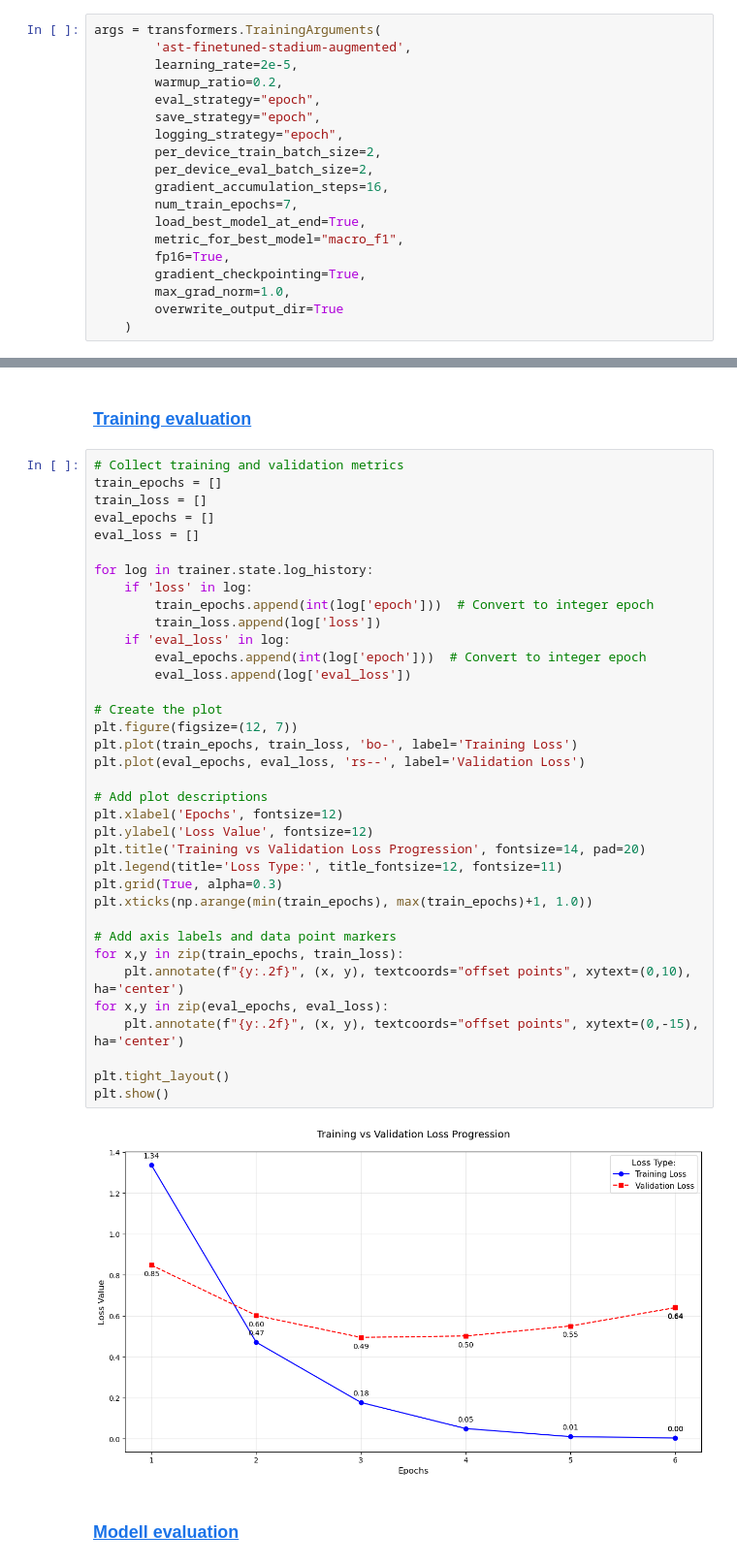
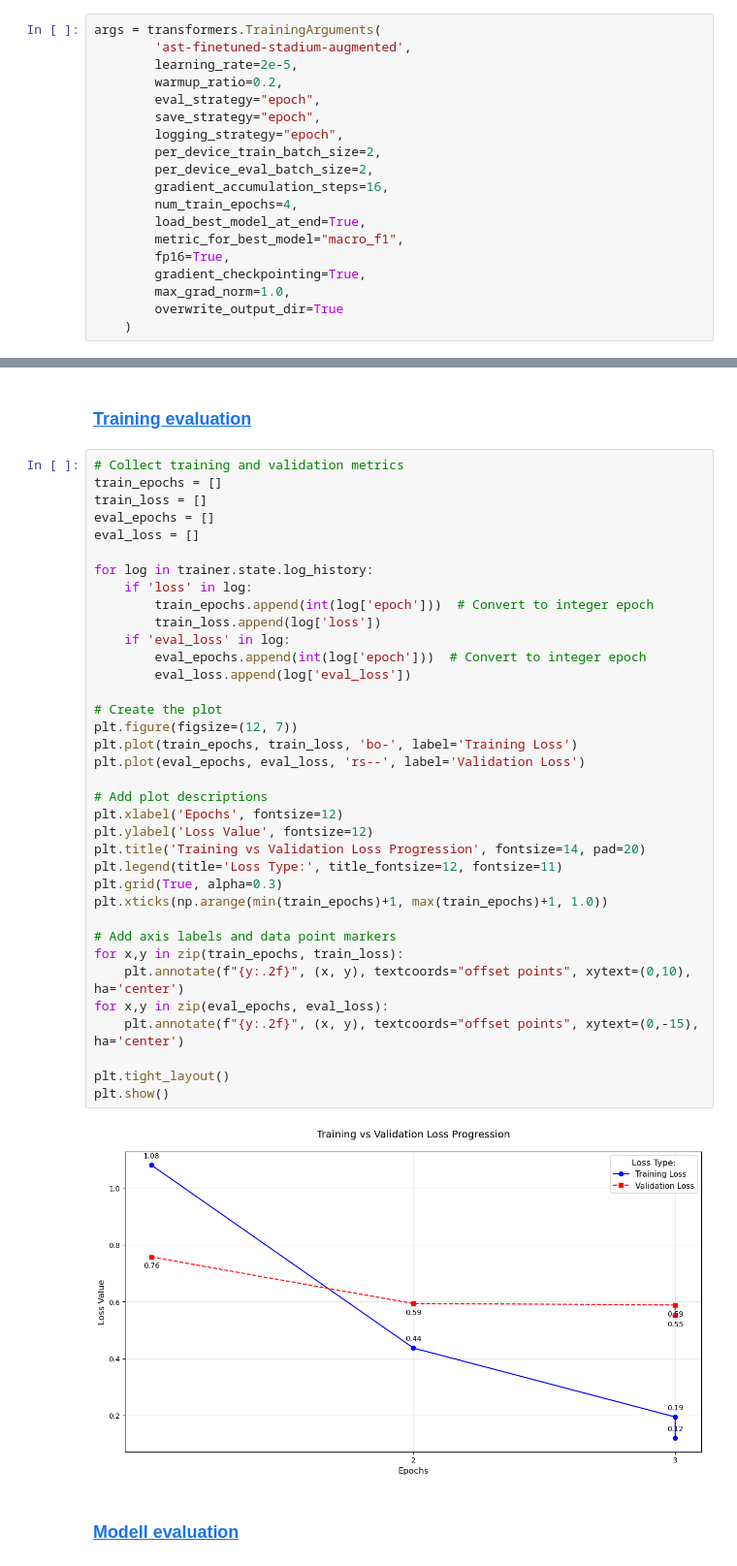
Before and after one commit to JonaKoenemann/DSKIM_audio_atmosphere_classification, a Jupyter notebook: Abgabe/notebooks/1_AST_class_weights.ipynb, the cells around one changed output, grey strips where cells are left out. Shown: that part at 97% size. Drawn from its saved outputs; the diff is of its cells as text.

```diff
--- a/Abgabe/notebooks/1_AST_class_weights.ipynb
+++ b/Abgabe/notebooks/1_AST_class_weights.ipynb
@@ -199,7 +199,7 @@ args = transformers.TrainingArguments(
         per_device_train_batch_size=2,
         per_device_eval_batch_size=2,
         gradient_accumulation_steps=16,
-        num_train_epochs=7,
+        num_train_epochs=4,
         load_best_model_at_end=True,
         metric_for_best_model="macro_f1",
         fp16=True,
@@ -289,35 +286,35 @@ eval_loss = []
 
 for log in trainer.state.log_history:
     if 'loss' in log:
         train_epochs.append(int(log['epoch']))  # Convert to integer epoch
         train_loss.append(log['loss'])
     if 'eval_loss' in log:
         eval_epochs.append(int(log['epoch']))  # Convert to integer epoch
         eval_loss.append(log['eval_loss'])
 
 # Create the plot
 plt.figure(figsize=(12, 7))
 plt.plot(train_epochs, train_loss, 'bo-', label='Training Loss')
 plt.plot(eval_epochs, eval_loss, 'rs--', label='Validation Loss')
 
 # Add plot descriptions
 plt.xlabel('Epochs', fontsize=12)
 plt.ylabel('Loss Value', fontsize=12)
 plt.title('Training vs Validation Loss Progression', fontsize=14, pad=20)
 plt.legend(title='Loss Type:', title_fontsize=12, fontsize=11)
 plt.grid(True, alpha=0.3)
-plt.xticks(np.arange(min(train_epochs), max(train_epochs)+1, 1.0))
+plt.xticks(np.arange(min(train_epochs)+1, max(train_epochs)+1, 1.0))
 
 # Add axis labels and data point markers
 for x,y in zip(train_epochs, train_loss):
     plt.annotate(f"{y:.2f}", (x, y), textcoords="offset points", xytext=(0,10), ha='center')
 for x,y in zip(eval_epochs, eval_loss):
     plt.annotate(f"{y:.2f}", (x, y), textcoords="offset points", xytext=(0,-15), ha='center')
 
 plt.tight_layout()
 plt.show()
 # %% [output]
-[figure, old version]
+[figure, new version]
 # %% [markdown]
 ### <a id='toc1_6_2_'></a>[Modell evaluation](#toc0_)
 # %%
```
Also changed, not shown: parts of 8 cells of this notebook.
